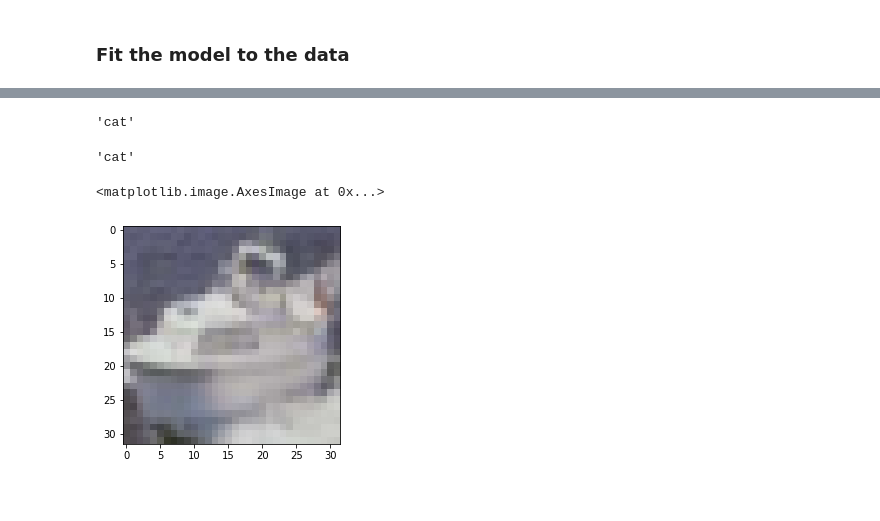
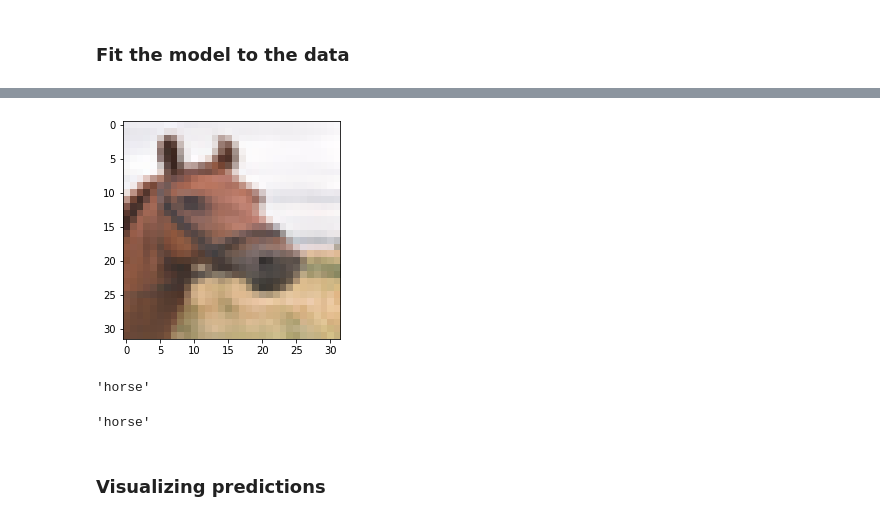
Before and after one commit to batuayyildiz/cifar10, a Jupyter notebook: cifar10.ipynb, the cells around one changed output, grey strips where cells are left out. Cells and saved outputs as stored; diff of their text form; code cells hidden in the pictures.

```diff
--- a/cifar10.ipynb
+++ b/cifar10.ipynb
@@ -261,13 +284,14 @@ array([[3.6548486e-04, 2.0593542e-03, 8.1778731e-04, ..., 4.0476167e-04,
+# %%
+plt.imshow(X_test[99]);
+# %% [output]
+[figure, added]
 # %%
-classes[np.argmax(y_test[0])]
+classes[np.argmax(y_test[99])]
 # %% [output]
-'cat'
+'horse'
 # %%
-classes[np.argmax(preds[0])]
+classes[np.argmax(preds[99])]
 # %% [output]
-'cat'
+'horse'
-# %%
-plt.imshow(X_test[199])
-# %% [output]
-<matplotlib.image.AxesImage at 0x...>
-[figure, removed]
+# %% [markdown]
+### Visualizing predictions
```
Also changed, not shown: parts of 56 cells of this notebook.
